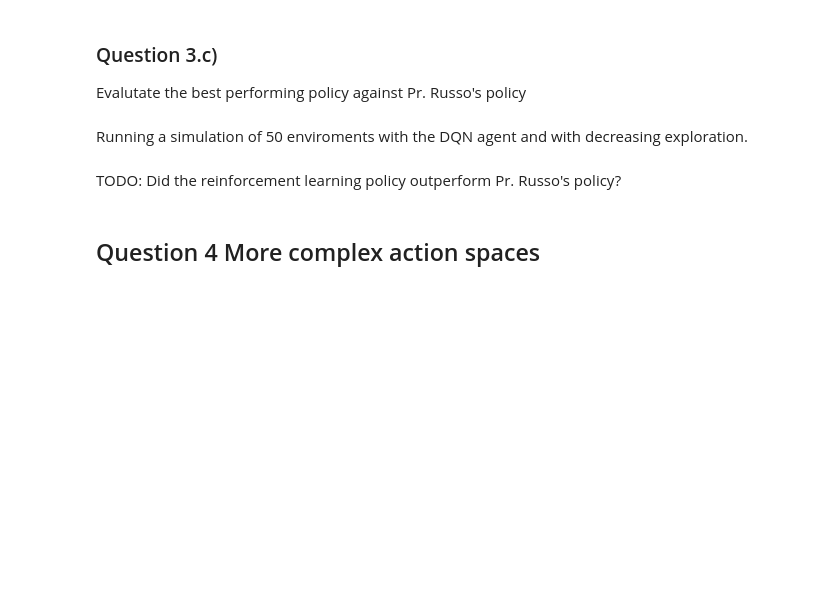
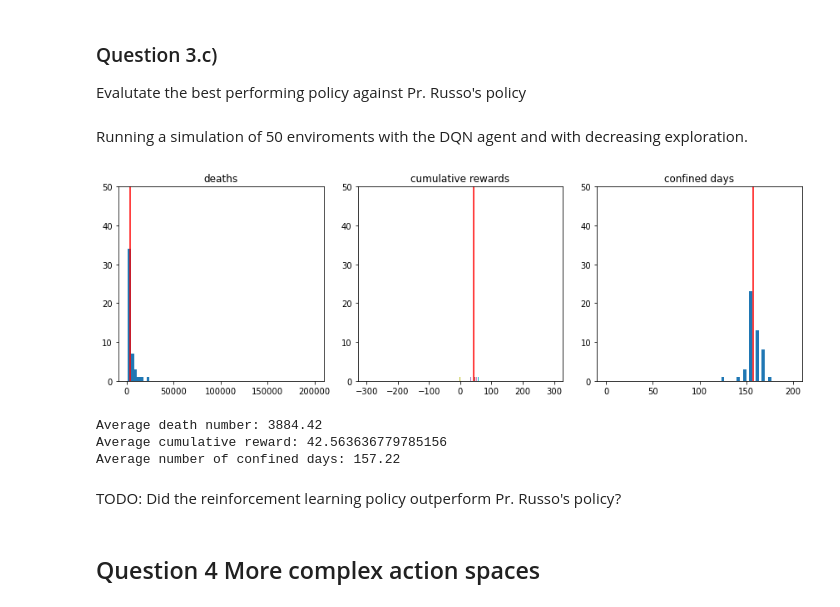
Before and after one commit to Toroto006/ANN-RL-project-DQN, a Jupyter notebook: allQuestions.ipynb, the cells around one changed output. Drawn from its saved outputs; the diff is of its cells as text; code cells hidden in the pictures; blank space fills up the shorter version.

```diff
--- a/allQuestions.ipynb
+++ b/allQuestions.ipynb
@@ -102,7 +102,7 @@ def observation_preprocessor(obs: Observation, dyn:ModelDynamics):
     obvSpace = torch.Tensor(np.stack((infected, dead))).unsqueeze(0)
     return obvSpace
 # %%
-env = Env(dyn,
+env_1 = Env(dyn,
             action_space=action_space,
             observation_space=observation_space,
             observation_preprocessor=observation_preprocessor,
@@ -250,7 +250,7 @@ Interestingly, in Basel in this run of the simulation the infection stopped spre
 #### Implementing this policy
 We do not need the obvservation space preprocessor in that case, but can reuse the action preprocessor.
 # %%
-env = Env(dyn,
+env_2 = Env(dyn,
             action_space=None,
             observation_space=None,
             action_preprocessor=action_preprocessor)
@@ -905,10 +920,15 @@ Evalutate the best performing policy against Pr. Russo's policy
 # %% [markdown]
 Running a simulation of 50 enviroments with the DQN agent and with decreasing exploration.
 # %%
-agent = DQNagent(env)
+agent = DQNagent(env_3)
 agent.load_model("Q3b_best_model.mdl")
 # Plot the histograms
-hist_plot(agent, env, n=50)
+hist_plot(agent, env_3, n=50)
+# %% [output]
+[figure, added]
+Average death number: 3884.42
+Average cumulative reward: 42.563636779785156
+Average number of confined days: 157.22
 # %% [markdown]
 TODO: Did the reinforcement learning policy outperform Pr. Russo's policy?
 # %% [markdown]
```
Also changed, not shown: parts of 43 cells of this notebook.
